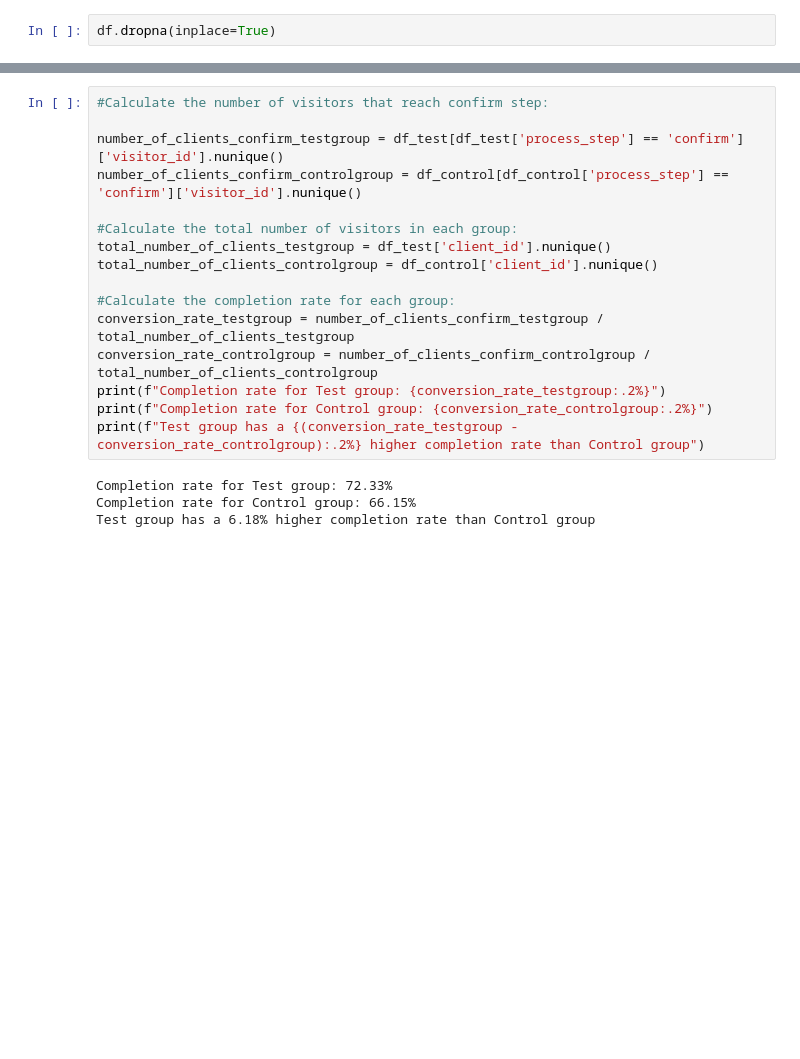
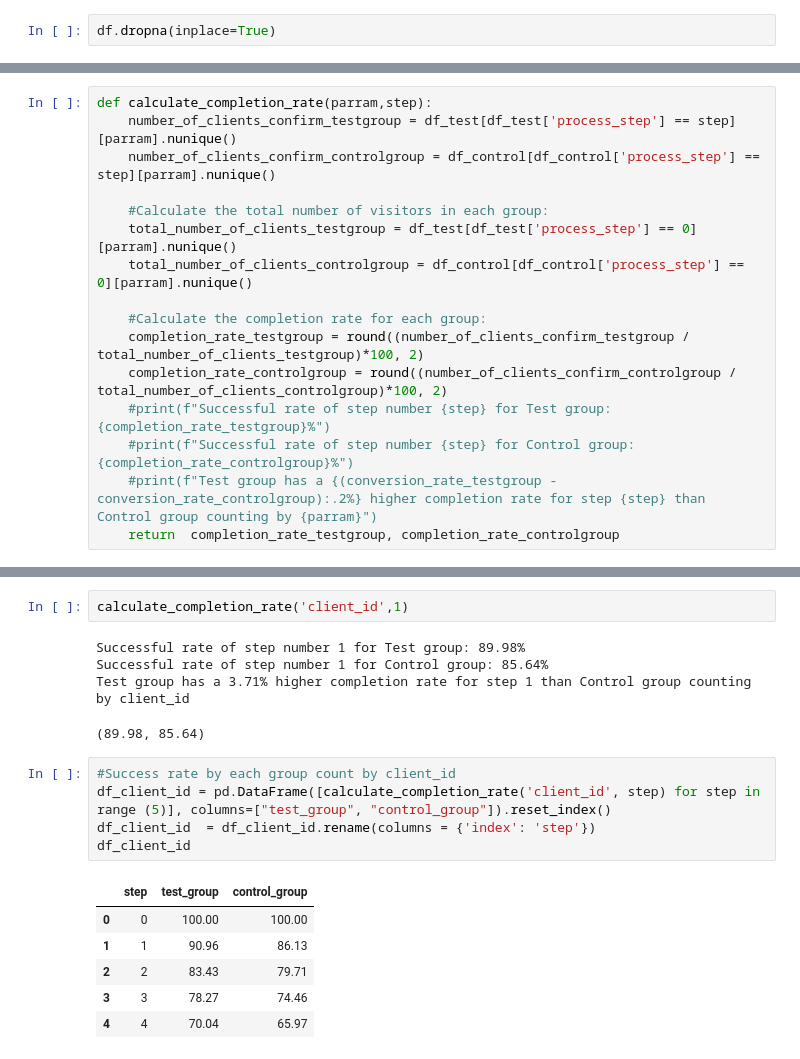
Before and after one commit to ross167/vanguard-ab-test, a Jupyter notebook: notebooks/Calculate_completion_rate.ipynb, the cells around one changed output, grey strips where cells are left out. Saved outputs shown, nothing was run; the diff lists cells and outputs as text; blank space fills up the shorter version.

```diff
--- a/notebooks/Calculate_completion_rate.ipynb
+++ b/notebooks/Calculate_completion_rate.ipynb
@@ -142,2 +161,18 @@ df_test[df_test['process_step'] == 'confirm']['visitor_id'].nunique()
 # %% [output]
 19505
+# %%
+def calculate_completion_rate(parram,step):
+    number_of_clients_confirm_testgroup = df_test[df_test['process_step'] == step][parram].nunique()
+    number_of_clients_confirm_controlgroup = df_control[df_control['process_step'] == step][parram].nunique()
+
+    #Calculate the total number of visitors in each group:
+    total_number_of_clients_testgroup = df_test[df_test['process_step'] == 0][parram].nunique()
+    total_number_of_clients_controlgroup = df_control[df_control['process_step'] == 0][parram].nunique()
+
+    #Calculate the completion rate for each group:
+    completion_rate_testgroup = round((number_of_clients_confirm_testgroup / total_number_of_clients_testgroup)*100, 2)
+    completion_rate_controlgroup = round((number_of_clients_confirm_controlgroup / total_number_of_clients_controlgroup)*100, 2)
+    #print(f"Successful rate of step number {step} for Test group: {completion_rate_testgroup}%")
+    #print(f"Successful rate of step number {step} for Control group: {completion_rate_controlgroup}%")
+    #print(f"Test group has a {(conversion_rate_testgroup - conversion_rate_controlgroup):.2%} higher completion rate for step {step} than Control group counting by {parram}")
+    return  completion_rate_testgroup, completion_rate_controlgroup
@@ -144,20 +187,19 @@ df_test[df_test['process_step'] == 'confirm']['visitor_id'].nunique()
 # %%
-#Calculate the number of visitors that reach confirm step:
-
-number_of_clients_confirm_testgroup = df_test[df_test['process_step'] == 'confirm']['visitor_id'].nunique()
-number_of_clients_confirm_controlgroup = df_control[df_control['process_step'] == 'confirm']['visitor_id'].nunique()
-
-#Calculate the total number of visitors in each group:
-total_number_of_clients_testgroup = df_test['client_id'].nunique()
-total_number_of_clients_controlgroup = df_control['client_id'].nunique()
-
-#Calculate the completion rate for each group:
-conversion_rate_testgroup = number_of_clients_confirm_testgroup / total_number_of_clients_testgroup
-conversion_rate_controlgroup = number_of_clients_confirm_controlgroup / total_number_of_clients_controlgroup
-print(f"Completion rate for Test group: {conversion_rate_testgroup:.2%}")
-print(f"Completion rate for Control group: {conversion_rate_controlgroup:.2%}")
-print(f"Test group has a {(conversion_rate_testgroup - conversion_rate_controlgroup):.2%} higher completion rate than Control group")
+calculate_completion_rate('client_id',1)
 # %% [output]
-Completion rate for Test group: 72.33%
-Completion rate for Control group: 66.15%
-Test group has a 6.18% higher completion rate than Control group
+Successful rate of step number 1 for Test group: 89.98%
+Successful rate of step number 1 for Control group: 85.64%
+Test group has a 3.71% higher completion rate for step 1 than Control group counting by client_id
+(89.98, 85.64)
+# %%
+#Success rate by each group count by client_id
+df_client_id = pd.DataFrame([calculate_completion_rate('client_id', step) for step in range (5)], columns=["test_group", "control_group"]).reset_index()
+df_client_id  = df_client_id.rename(columns = {'index': 'step'})
+df_client_id
+# %% [output]
+|  | step | test_group | control_group |
+| 0 | 0 | 100.00 | 100.00 |
+| 1 | 1 | 90.96 | 86.13 |
+| 2 | 2 | 83.43 | 79.71 |
+| 3 | 3 | 78.27 | 74.46 |
+| 4 | 4 | 70.04 | 65.97 |
```
Also changed, not shown: parts of 12 cells of this notebook.
